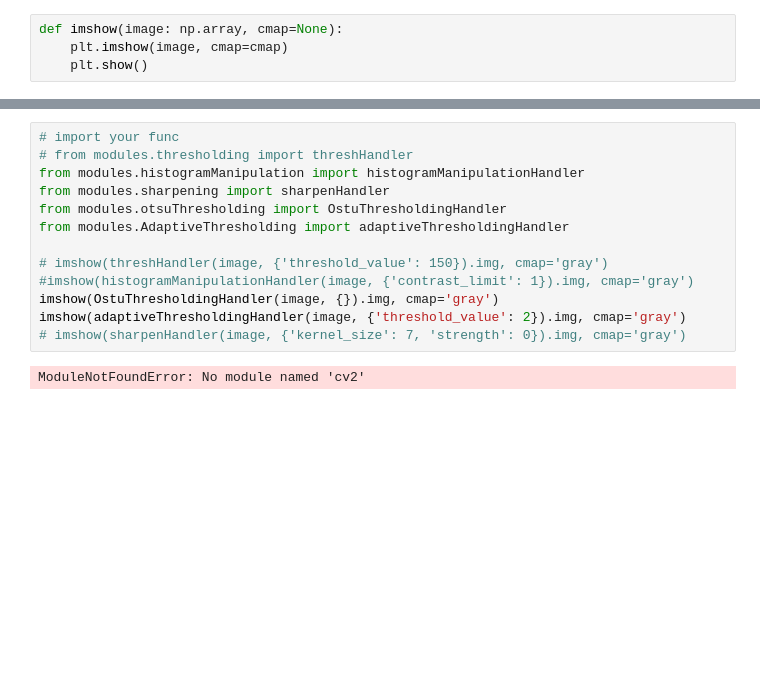
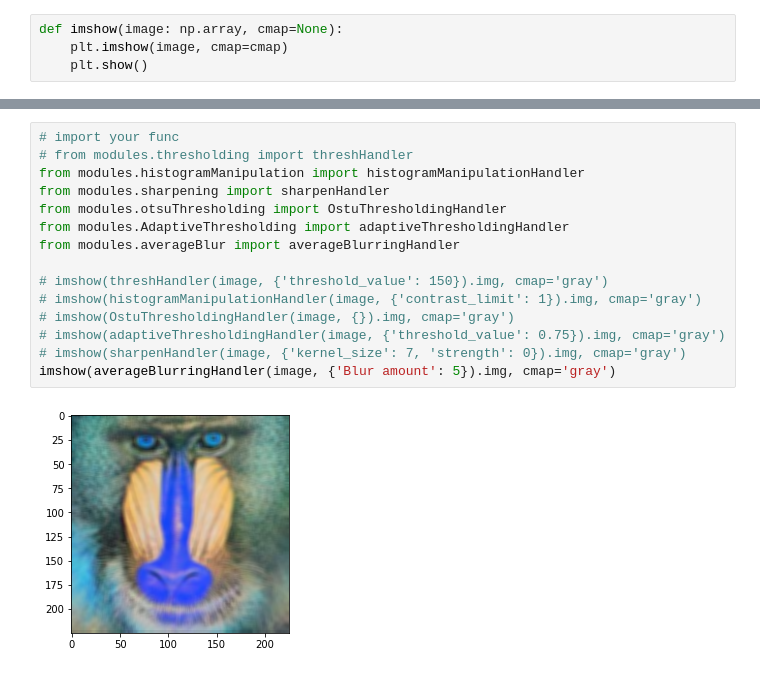
Before and after one commit to gsc2001/Vizually, a Jupyter notebook: vizually/core/tester.ipynb, the cells around one changed output, grey strips where cells are left out. Saved outputs shown, nothing was run; the diff lists cells and outputs as text; blank space fills up the shorter version.

Commit message:
Updated tester to add blur checking

```diff
--- a/vizually/core/tester.ipynb
+++ b/vizually/core/tester.ipynb
@@ -24,15 +25,17 @@ ModuleNotFoundError: No module named 'cv2'
 # %%
 # import your func
 # from modules.thresholding import threshHandler
 from modules.histogramManipulation import histogramManipulationHandler
 from modules.sharpening import sharpenHandler
 from modules.otsuThresholding import OstuThresholdingHandler
 from modules.AdaptiveThresholding import adaptiveThresholdingHandler
+from modules.averageBlur import averageBlurringHandler
 
 # imshow(threshHandler(image, {'threshold_value': 150}).img, cmap='gray')
-#imshow(histogramManipulationHandler(image, {'contrast_limit': 1}).img, cmap='gray')
-imshow(OstuThresholdingHandler(image, {}).img, cmap='gray')
-imshow(adaptiveThresholdingHandler(image, {'threshold_value': 2}).img, cmap='gray')
+# imshow(histogramManipulationHandler(image, {'contrast_limit': 1}).img, cmap='gray')
+# imshow(OstuThresholdingHandler(image, {}).img, cmap='gray')
+# imshow(adaptiveThresholdingHandler(image, {'threshold_value': 0.75}).img, cmap='gray')
 # imshow(sharpenHandler(image, {'kernel_size': 7, 'strength': 0}).img, cmap='gray')
+imshow(averageBlurringHandler(image, {'Blur amount': 5}).img, cmap='gray')
 # %% [output]
-ModuleNotFoundError: No module named 'cv2'
+[figure, added]
```
Also changed, not shown: parts of 2 cells of this notebook.
